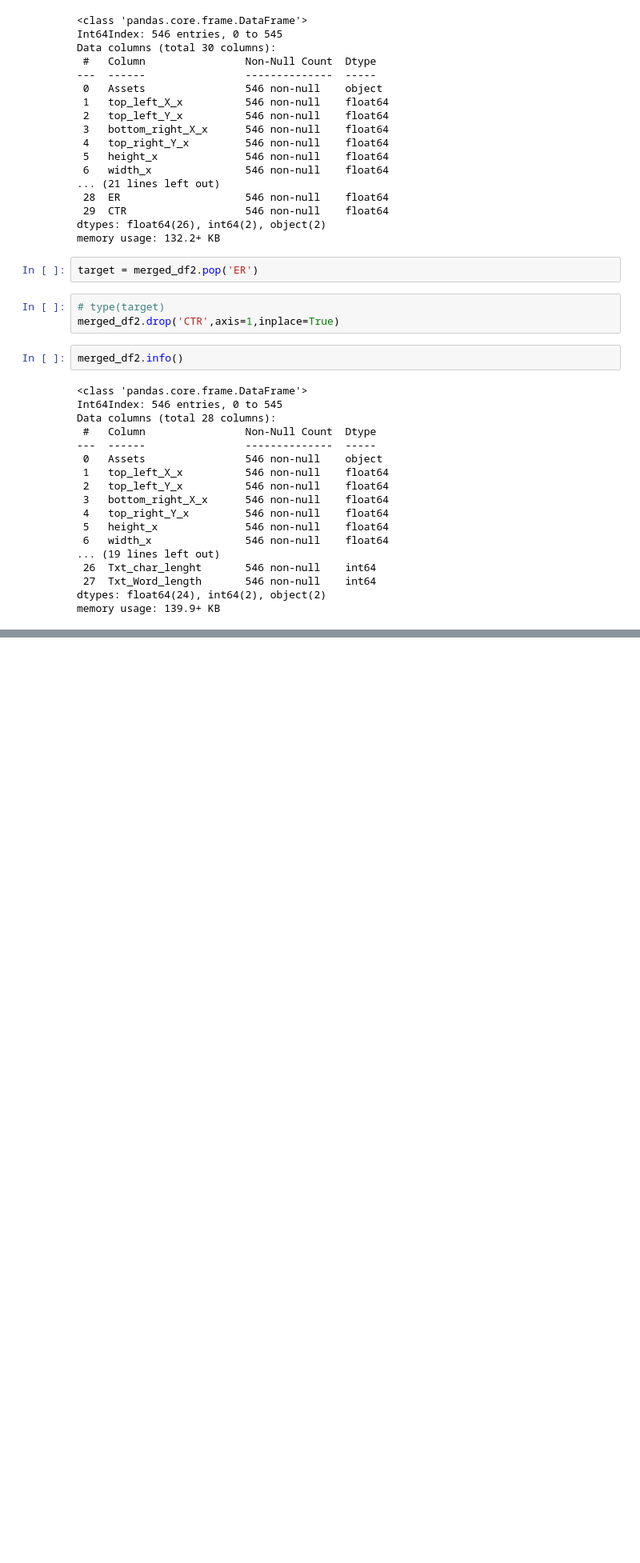
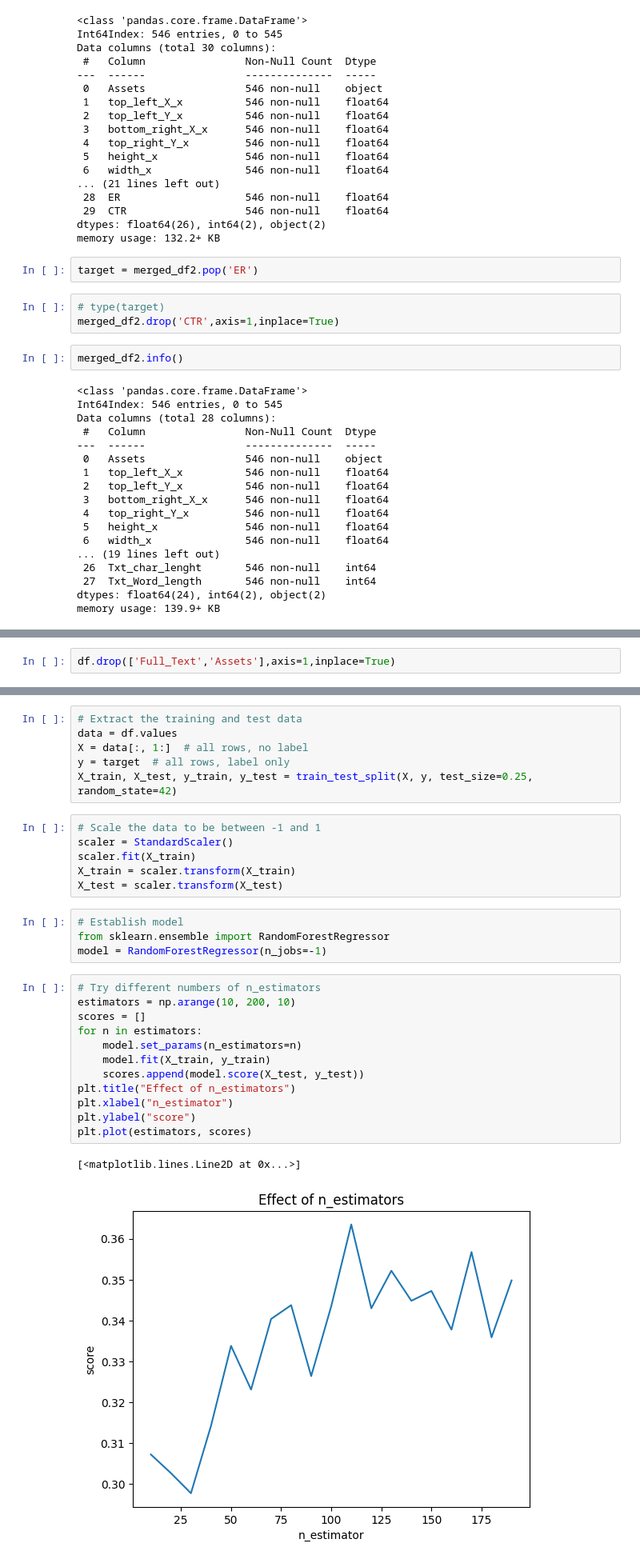
Before and after one commit to ad-Optimisation/ad_optimisation, a Jupyter notebook: notebooks/modeling.ipynb, the cells around one changed output, grey strips where cells are left out. Shown: that part at 80% size. Cells and saved outputs as stored; diff of their text form; blank space fills up the shorter version.

Commit message:
adding random regressor

```diff
--- a/notebooks/modeling.ipynb
+++ b/notebooks/modeling.ipynb
@@ -568,0 +611,2 @@ memory usage: 139.9+ KB
+# %%
+df.drop(['Full_Text','Assets'],axis=1,inplace=True)
@@ -568,0 +633,31 @@ memory usage: 139.9+ KB
+# %%
+# Extract the training and test data
+data = df.values
+X = data[:, 1:]  # all rows, no label
+y = target  # all rows, label only
+X_train, X_test, y_train, y_test = train_test_split(X, y, test_size=0.25, random_state=42)
+# %%
+# Scale the data to be between -1 and 1
+scaler = StandardScaler()
+scaler.fit(X_train)
+X_train = scaler.transform(X_train)
+X_test = scaler.transform(X_test)
+# %%
+# Establish model
+from sklearn.ensemble import RandomForestRegressor
+model = RandomForestRegressor(n_jobs=-1)
+# %%
+# Try different numbers of n_estimators
+estimators = np.arange(10, 200, 10)
+scores = []
+for n in estimators:
+    model.set_params(n_estimators=n)
+    model.fit(X_train, y_train)
+    scores.append(model.score(X_test, y_test))
+plt.title("Effect of n_estimators")
+plt.xlabel("n_estimator")
+plt.ylabel("score")
+plt.plot(estimators, scores)
+# %% [output]
+[<matplotlib.lines.Line2D at 0x...>]
+[figure, added]
```
Also changed, not shown: parts of 4 cells of this notebook.
